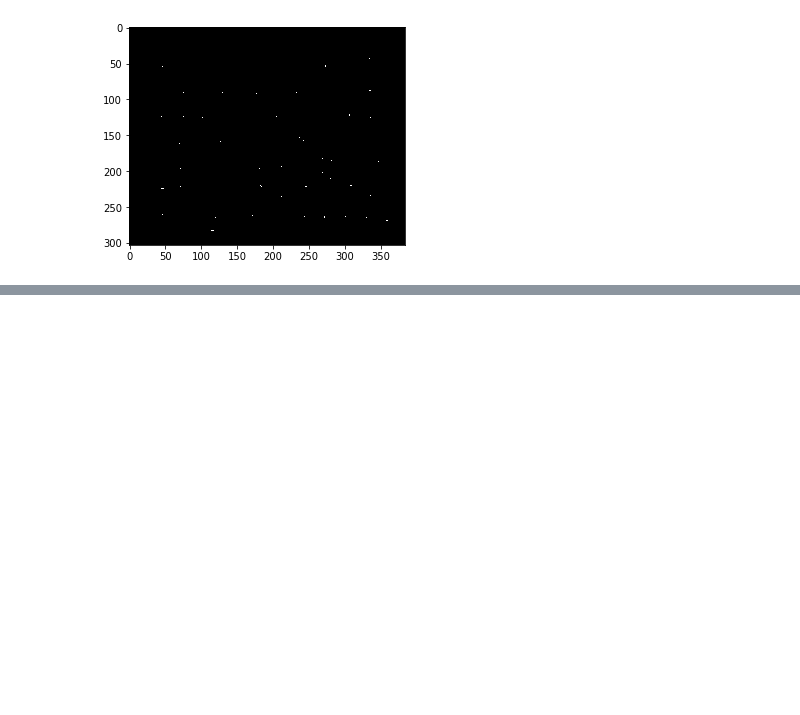
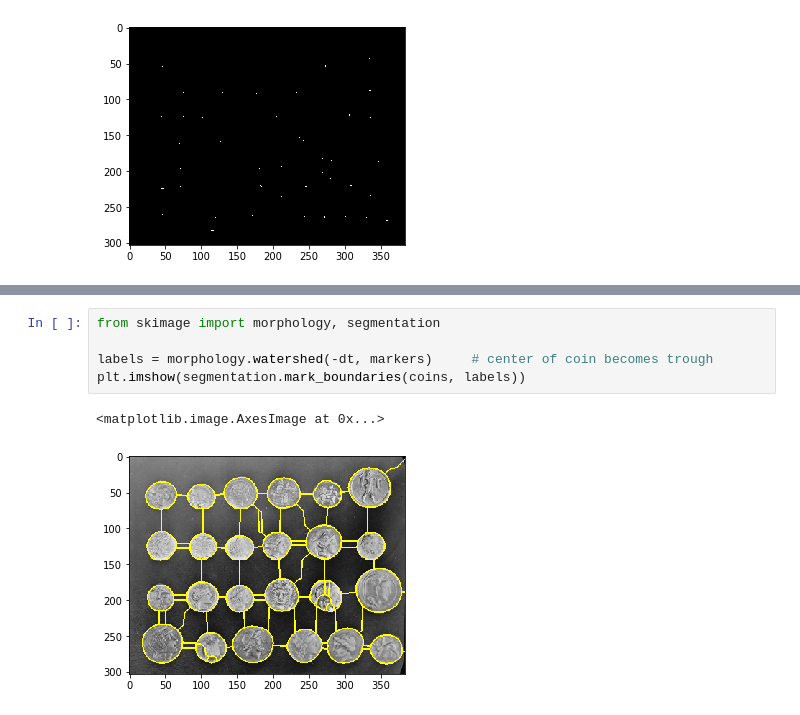
Before and after one commit to Biswajee/MachineLearningFlows, a Jupyter notebook: coins.ipynb, the cells around one changed output, grey strips where cells are left out. Saved outputs shown, nothing was run; the diff lists cells and outputs as text; blank space fills up the shorter version.

Commit message:
coin watershed segmentation

```diff
--- a/coins.ipynb
+++ b/coins.ipynb
@@ -62,0 +80,8 @@ peak_idx =
+# %%
+from skimage import morphology, segmentation
+
+labels = morphology.watershed(-dt, markers)     # center of coin becomes trough
+plt.imshow(segmentation.mark_boundaries(coins, labels))
+# %% [output]
+<matplotlib.image.AxesImage at 0x...>
+[figure, added]
```
Also changed, not shown: parts of 14 cells of this notebook.
